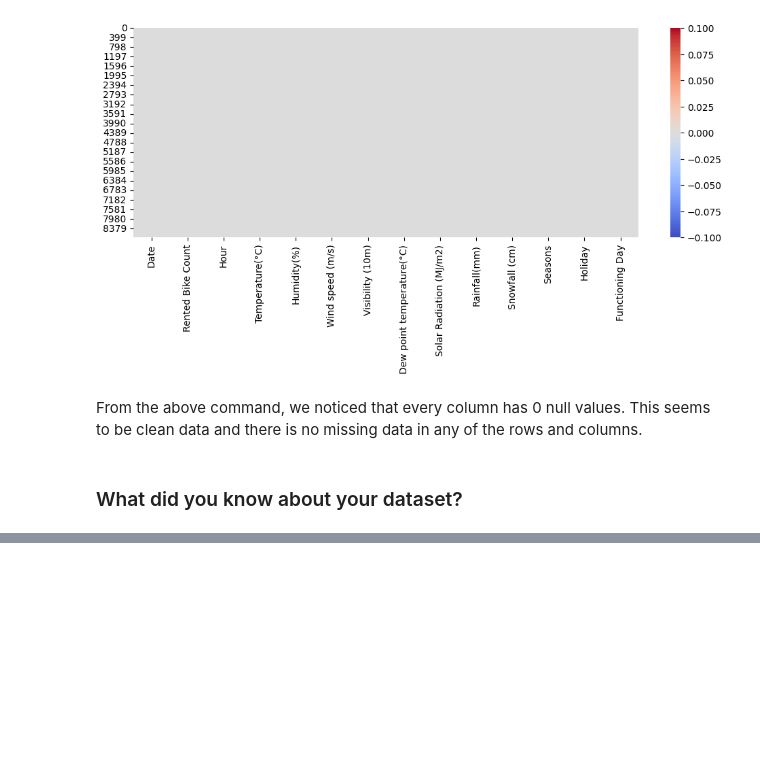
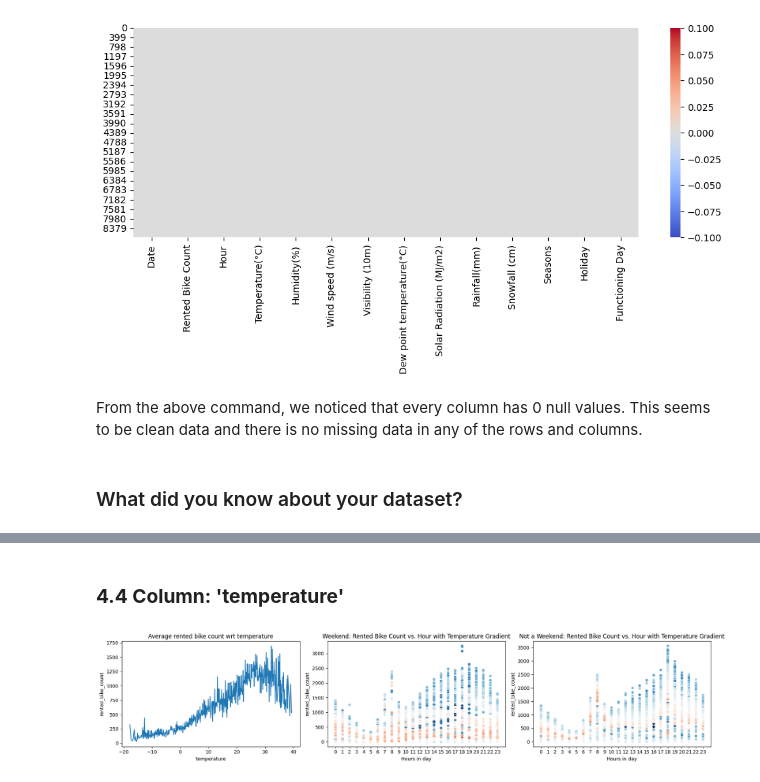
Before and after one commit to sufawan20/Bike-Sharing-Demand-Prediction-Regression-project, a Jupyter notebook: Bike_Sharing_Demand_Prediction.ipynb, the cells around one changed output, grey strips where cells are left out. Cells and saved outputs as stored; diff of their text form; code cells hidden in the pictures; blank space fills up the shorter version.

```diff
--- a/Bike_Sharing_Demand_Prediction.ipynb
+++ b/Bike_Sharing_Demand_Prediction.ipynb
@@ -224,0 +468,33 @@ From the above command, we noticed that every column has 0 null values. This see
+# %% [markdown]
+### **4.4 Column: 'temperature'**
+# %%
+fig,ax = plt.subplots(1,3, figsize=(18,4))
+
+# Univariate analysis
+# Dependent Column Value Vs temperature
+# group temperature column
+temp_wrt_bike_rent_count = bike_df.groupby(['temperature'])['rented_bike_count'].mean().reset_index()
+
+line = sns.lineplot(x = 'temperature', y ='rented_bike_count', data = temp_wrt_bike_rent_count, ax = ax[0])
+line.set_title('Average rented bike count wrt temperature')
+
+# Multi-variate analysis
+# Dependent Column Value Vs hour with temperature
+bike_df_nw = bike_df[(bike_df.weekday != 'Saturday') & (bike_df.weekday != 'Sunday')]
+bike_df_w = bike_df[(bike_df.weekday == 'Saturday') | (bike_df.weekday == 'Sunday')]
+
+# Weekend
+scatter2 = sns.scatterplot(x=bike_df_w.hour, y=bike_df_w['rented_bike_count'], c=bike_df_w.temperature, cmap="RdBu", ax =ax[1])
+scatter2.set(xticks = range(24), xlabel='Hours in day', ylabel='rented_bike_count')
+scatter2.set_title('Weekend: Rented Bike Count vs. Hour with Temperature Gradient')
+
+# Not a Weekend
+scatter = sns.scatterplot(x=bike_df_nw.hour, y=bike_df_nw['rented_bike_count'], c=bike_df_nw.temperature,cmap="RdBu", ax = ax[2])
+scatter.set(xticks = range(24), xlabel='Hours in day', ylabel='rented_bike_count')
+scatter.set_title('Not a Weekend: Rented Bike Count vs. Hour with Temperature Gradient')
+
+
+plt.tight_layout()
+plt.show()
+# %% [output]
+[figure, added]
```
Also changed, not shown: parts of 44 cells of this notebook.
